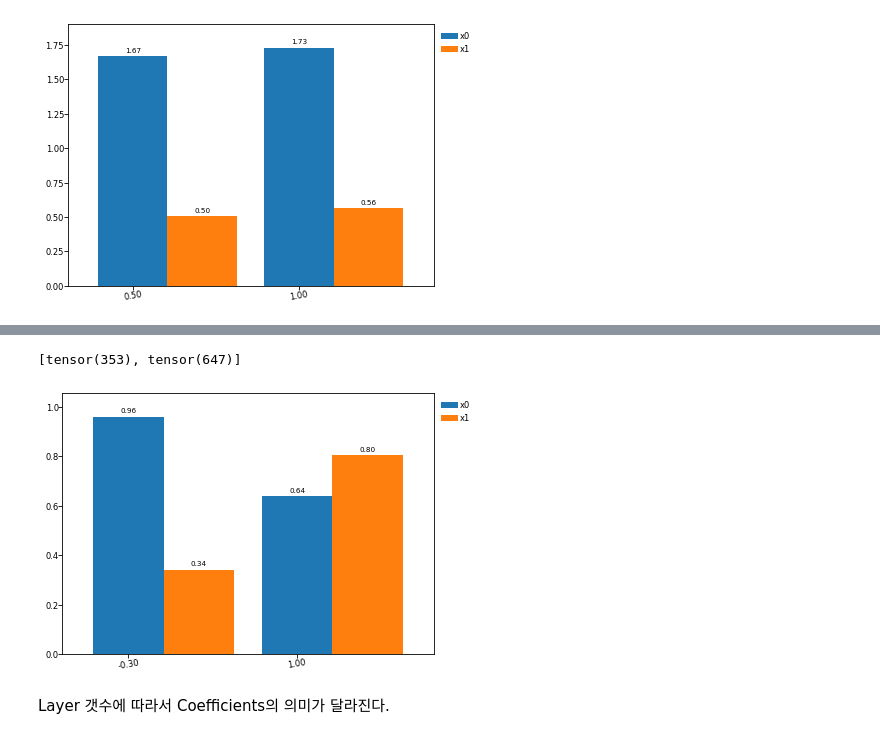
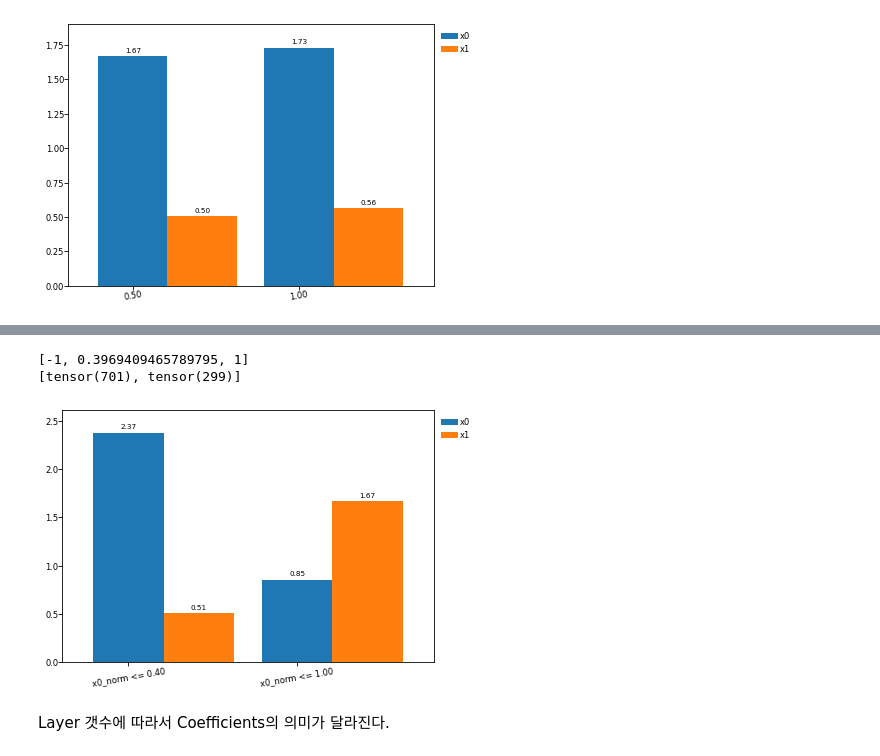
Before and after one commit to Hyein-coder/pykan, a Jupyter notebook: github/workflows/Hyein/toy_4_exponential.ipynb, the cells around one changed output, grey strips where cells are left out. Cells and saved outputs as stored; diff of their text form; code cells hidden in the pictures.

```diff
--- a/github/workflows/Hyein/toy_4_exponential.ipynb
+++ b/github/workflows/Hyein/toy_4_exponential.ipynb
@@ -213,13 +213,18 @@ plt.show()
 # %% [output]
 [figure]
 # %%
+from kan.experiments.analysis import find_index_sign_revert
+
 depth = len(model.act_fun)
 layers_to_plot = list(range(depth))
+inflection_points = []
 
 for l in layers_to_plot:
     act = model.act_fun[l]
     ni, no = act.coef.shape[:2]
     coef = act.coef.tolist()
+    inflection_points_per_layer = []
+
     for j in range(no):
         scale_base = act.scale_base[:,j].cpu().detach().numpy()
         scale_spline = act.scale_sp[:,j].cpu().detach().numpy()
@@ -235,6 +240,7 @@ for l in layers_to_plot:
                             constrained_layout=True)
     second_axs = np.zeros_like(axs)
     for i in range(ni):
+        inflection_points_per_input = []
         for j in range(no):
             ax = axs[j, i]
             # Gather pre- and post-activations and sort by input
@@ -247,8 +253,8 @@ for l in layers_to_plot:
             bar_width = min(act.grid[i, 1:] - act.grid[i, :-1]) / 2
 
             rank = np.argsort(inputs)
-            ax.plot(inputs[rank], outputs[rank], marker='o', ms=2, lw=1, label='Activations')
-            ax.plot(inputs[rank], output_spline[rank], marker='^', ms=1, lw=1, label='Splines Only')
+            # ax.plot(inputs[rank], outputs[rank], marker='o', ms=2, lw=1, label='Activations')
+            # ax.plot(inputs[rank], output_spline[rank], marker='^', ms=1, lw=1, label='Splines Only')
 
             ax2 = ax.twinx()
             second_axs[j, i] = ax2
@@ -262,8 +268,21 @@ for l in layers_to_plot:
                     width=bar_width, align='edge', color='g', label='2nd Slope')
             # ax2.bar_label(bars, fmt='%.2f', fontsize=6, padding=3)
             ax.set_title(f'in {i} -- out {j}', fontsize=10)
+
+            idx_revert = find_index_sign_revert(slope_2nd)
+            if idx_revert is None:
+                inflection_val = None
+            else:
+                inflection_val = act.grid[i, spline_radius + idx_revert]
+            inflection_points_per_input.append(inflection_val)
+
+            print(f'Inflection point: {inflection_val}')
+        inflection_points_per_layer.append(inflection_points_per_input)
+
     axs[0, 0].legend(loc='best', fontsize=8, title=f'---Layer {l}---', title_fontsize=8)
     second_axs[-1, -1].legend(loc='best', fontsize=8, title=f'---Layer {l}---', title_fontsize=8)
+    inflection_points.append(inflection_points_per_layer)
 
     plt.show()
+print(inflection_points)
 # %% [output]
@@ -272,43 +297,53 @@ for l in layers_to_plot:
 # %%
 mask_idx = 0
-mask_interval = [-1, -0.3, 1]
-# mask_interval = [-1, 0.5, 1]
+mask_ip_in_range = [ip for ip in inflection_points[0][mask_idx] if ip is not None if ip > -1 if ip < 1]
+mask_ip_unique = torch.unique(torch.tensor(mask_ip_in_range)).tolist()
+mask_interval = [-1] + mask_ip_unique + [1]
+print(mask_interval)
 
 x_mask = dataset['train_input'][:, mask_idx]
 y_vals = dataset['train_label'].ravel()
 
 masks = [ ((x_mask > lb) & (x_mask <= ub)) for lb, ub in zip(mask_interval[:-1], mask_interval[1:])]
-labels = [f'{ub:.2f}' for lb, ub in zip(mask_interval[:-1], mask_interval[1:])]
+labels = [f'x{mask_idx}_norm <= {ub:.2f}' for lb, ub in zip(mask_interval[:-1], mask_interval[1:])]
 print([sum(x) for x in masks])
 
 scores_interval = []
+scores_interval_norm = []
 for mask in masks:
     if np.any(mask.numpy()):
         x_tensor_masked = dataset['train_input'][mask, :]
+        x_std = torch.std(x_tensor_masked, dim=0).detach().cpu().numpy()
         model.forward(x_tensor_masked)
-        scores_interval.append(model.feature_score.detach().cpu().numpy())
+
+        score_masked = model.feature_score.detach().cpu().numpy()
+        score_norm = score_masked / (x_std + 1e-6)
+        scores_interval.append(score_masked)
+        scores_interval_norm.append(score_norm)
     else:
         scores_interval.append(np.zeros(scores_tot.shape))
+        scores_interval_norm.append(np.zeros(scores_tot.shape))
 
 width = 0.25
 fig, ax = plt.subplots(figsize=(6,4))
 xticks = np.arange(len(masks)) * (width * scores_tot.shape[0] * 1.2)
 xticklabels = labels
-max_score = max([max(s) for s in scores_interval])
+max_score = max([max(s) for s in scores_interval_norm])
 for idx in range(scores_tot.shape[0]):
-    bars = ax.bar(xticks + idx * width, [s[idx] for s in scores_interval], width, label=f"x{idx}")
+    bars = ax.bar(xticks + idx * width, [s[idx] for s in scores_interval_norm], width, label=f"x{idx}")
     ax.bar_label(bars, fmt='%.2f', fontsize=7, padding=3)
 ax.margins(x=0.1)
 ax.set_ylim(0, max_score * 1.1)
 
 ax.set_xticks(xticks)
 ax.set_xticklabels(xticklabels, rotation=10, ha='center', fontsize=8)
 ax.legend(loc='upper left', bbox_to_anchor=(1, 1), fontsize=8)
 
 plt.tight_layout()
 plt.show()
 # %% [output]
-[tensor(353), tensor(647)]
+[-1, 0.3969409465789795, 1]
+[tensor(701), tensor(299)]
-[figure, old version]
+[figure, new version]
 # %% [markdown]
 Layer 갯수에 따라서 Coefficients의 의미가 달라진다.
```
Also changed, not shown: parts of 5 cells of this notebook, 7 other files.
